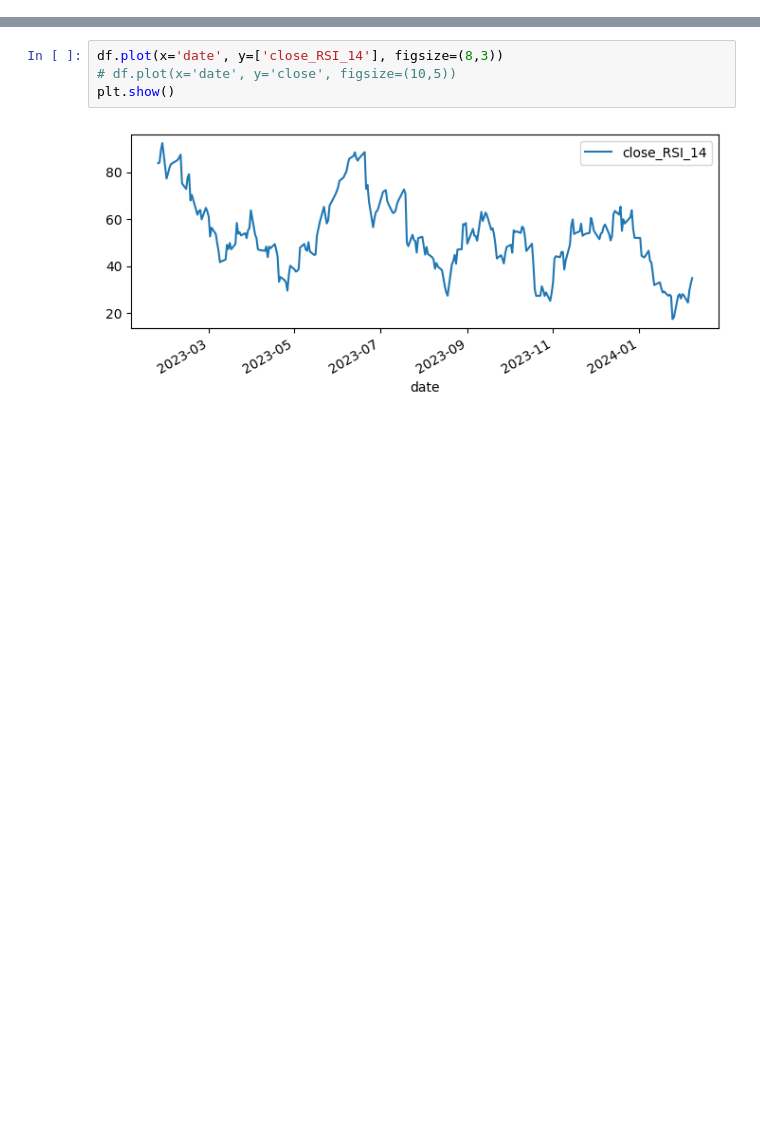
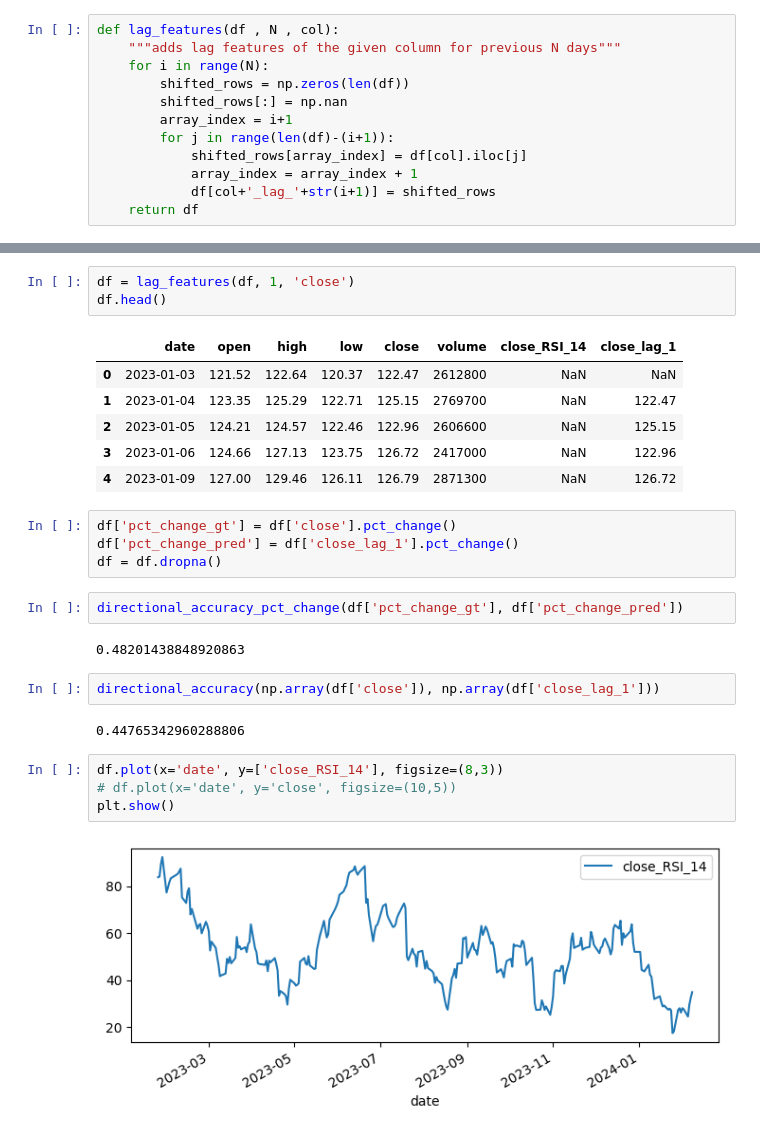
Before and after one commit to oragamiman01/stock_prediction, a Jupyter notebook: feature_generation.ipynb, the cells around one changed output, grey strips where cells are left out. Cells and saved outputs as stored; diff of their text form; blank space fills up the shorter version.

```diff
--- a/feature_generation.ipynb
+++ b/feature_generation.ipynb
@@ -6,3 +7,15 @@ stock_data = obb.equity.price.historical(symbol="TSLA", start_date="2023-01-01",
+# %%
+def lag_features(df , N , col):
+    """adds lag features of the given column for previous N days"""
+    for i in range(N):
+        shifted_rows = np.zeros(len(df))
+        shifted_rows[:] = np.nan
+        array_index = i+1
+        for j in range(len(df)-(i+1)):
+            shifted_rows[array_index] = df[col].iloc[j]
+            array_index = array_index + 1
+            df[col+'_lag_'+str(i+1)] = shifted_rows
+    return df
 # %%
 df = stock_data.to_df().reset_index(level=['date'])
 df = df.drop(columns=['dividends', 'stock_splits'])
@@ -26,3 +39,25 @@ df
+# %%
+df = lag_features(df, 1, 'close')
+df.head()
+# %% [output]
+|  | date | open | high | low | close | volume | close_RSI_14 | close_lag_1 |
+| 0 | 2023-01-03 | 121.52 | 122.64 | 120.37 | 122.47 | 2612800 | NaN | NaN |
+| 1 | 2023-01-04 | 123.35 | 125.29 | 122.71 | 125.15 | 2769700 | NaN | 122.47 |
+| 2 | 2023-01-05 | 124.21 | 124.57 | 122.46 | 122.96 | 2606600 | NaN | 125.15 |
+| 3 | 2023-01-06 | 124.66 | 127.13 | 123.75 | 126.72 | 2417000 | NaN | 122.96 |
+| 4 | 2023-01-09 | 127.00 | 129.46 | 126.11 | 126.79 | 2871300 | NaN | 126.72 |
+# %%
+df['pct_change_gt'] = df['close'].pct_change()
+df['pct_change_pred'] = df['close_lag_1'].pct_change()
+df = df.dropna()
+# %%
+directional_accuracy_pct_change(df['pct_change_gt'], df['pct_change_pred'])
+# %% [output]
+0.48201438848920863
+# %%
+directional_accuracy(np.array(df['close']), np.array(df['close_lag_1']))
+# %% [output]
+0.44765342960288806
 # %%
 df.plot(x='date', y=['close_RSI_14'], figsize=(8,3))
 # df.plot(x='date', y='close', figsize=(10,5))
```
Also changed, not shown: parts of 2 cells of this notebook, 1 other file.
